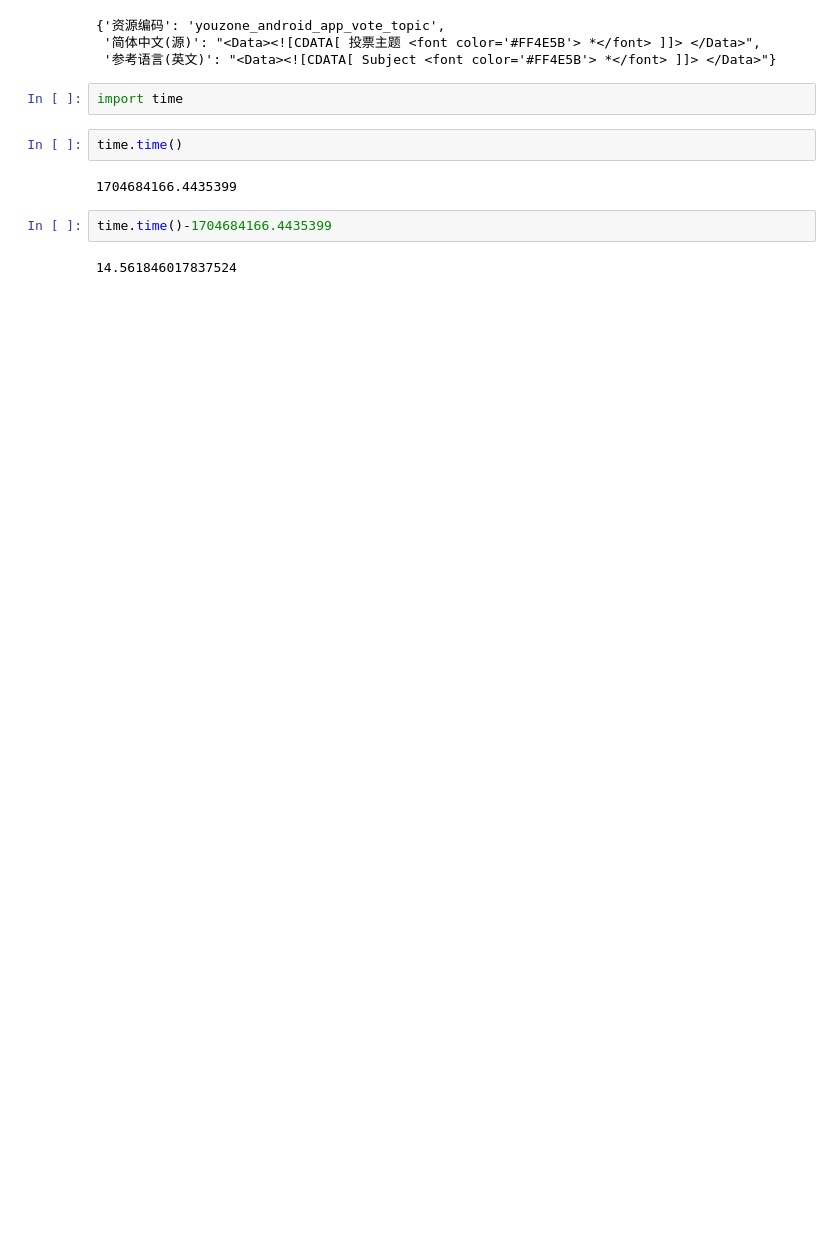
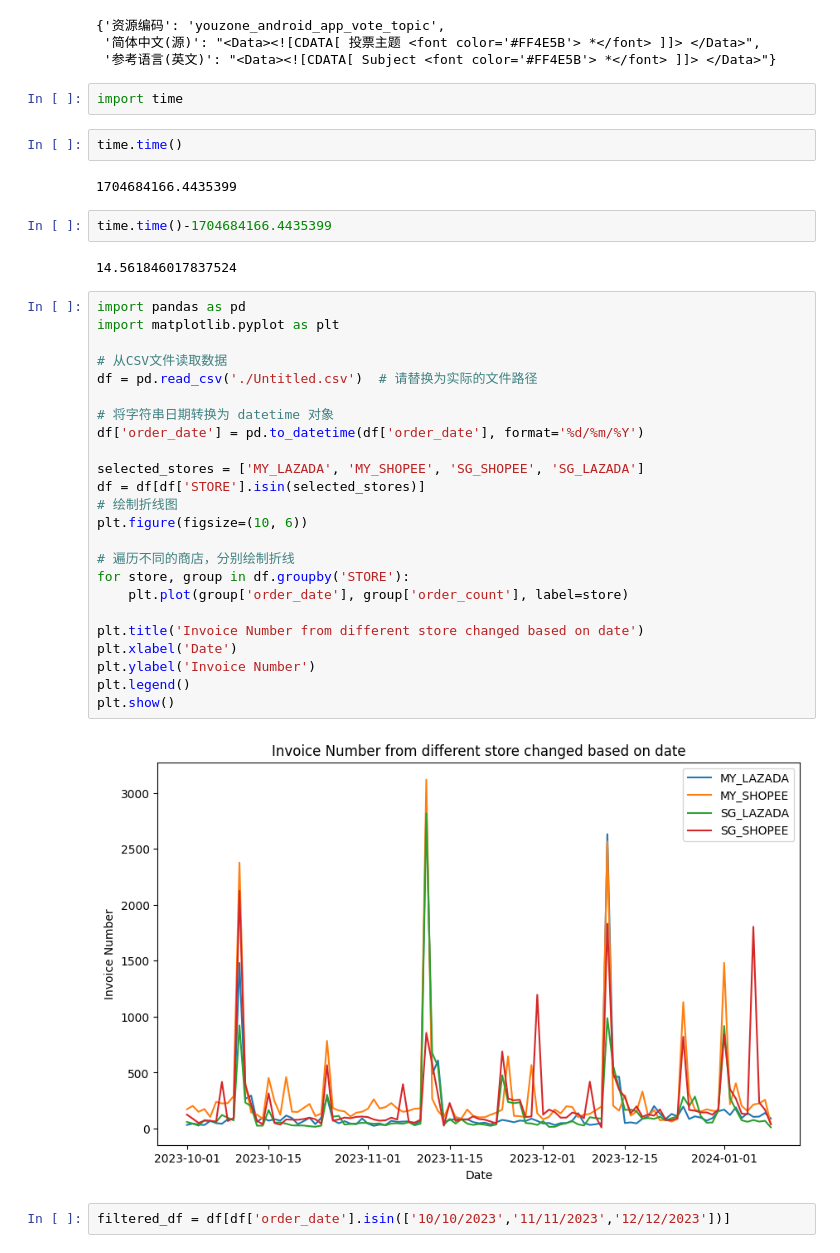
Before and after one commit to princepride/ai-translator, a Jupyter notebook: test.ipynb, the cells around one changed output. Saved outputs shown, nothing was run; the diff lists cells and outputs as text; blank space fills up the shorter version.

```diff
--- a/test.ipynb
+++ b/test.ipynb
@@ -62,3 +62,31 @@ time.time()
 time.time()-1704684166.4435399
 # %% [output]
 14.561846017837524
+# %%
+import pandas as pd
+import matplotlib.pyplot as plt
+
+# 从CSV文件读取数据
+df = pd.read_csv('./Untitled.csv')  # 请替换为实际的文件路径
+
+# 将字符串日期转换为 datetime 对象
+df['order_date'] = pd.to_datetime(df['order_date'], format='%d/%m/%Y')
+
+selected_stores = ['MY_LAZADA', 'MY_SHOPEE', 'SG_SHOPEE', 'SG_LAZADA']
+df = df[df['STORE'].isin(selected_stores)]
+# 绘制折线图
+plt.figure(figsize=(10, 6))
+
+# 遍历不同的商店，分别绘制折线
+for store, group in df.groupby('STORE'):
+    plt.plot(group['order_date'], group['order_count'], label=store)
+
+plt.title('Invoice Number from different store changed based on date')
+plt.xlabel('Date')
+plt.ylabel('Invoice Number')
+plt.legend()
+plt.show()
+# %% [output]
+[figure, added]
+# %%
+filtered_df = df[df['order_date'].isin(['10/10/2023','11/11/2023','12/12/2023'])]
```
Also changed, not shown: parts of 6 cells of this notebook, 3 other files.
